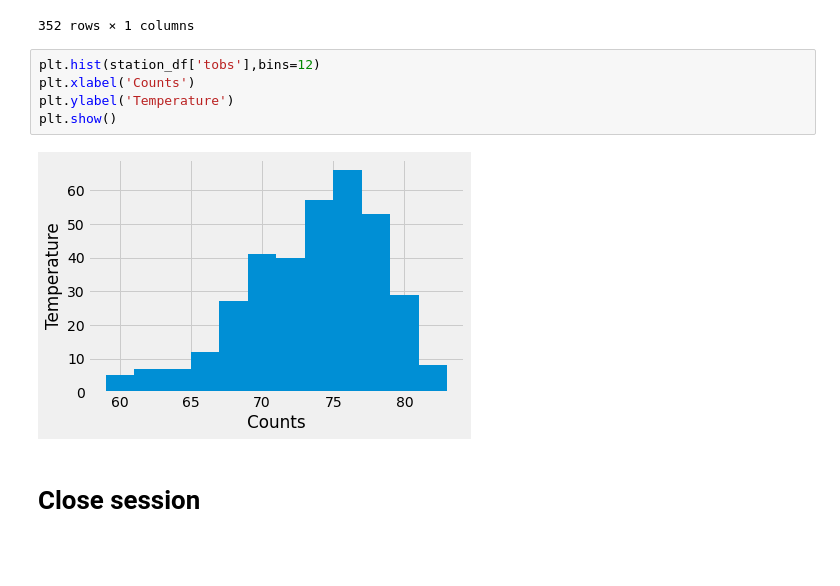
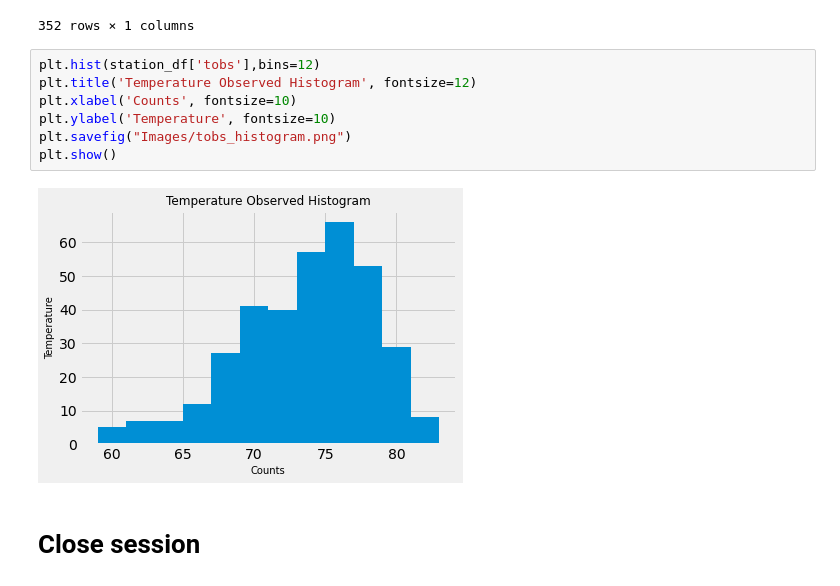
Before and after one commit to Sjenn257/sqlalchemy-challenge, a Jupyter notebook: climate_starter.ipynb, the cells around one changed output. Saved outputs shown, nothing was run; the diff lists cells and outputs as text; blank space fills up the shorter version.

```diff
--- a/climate_starter.ipynb
+++ b/climate_starter.ipynb
@@ -294,11 +285,13 @@ station_df
 352 rows × 1 columns
 # %%
 plt.hist(station_df['tobs'],bins=12)
-plt.xlabel('Counts')
-plt.ylabel('Temperature')
+plt.title('Temperature Observed Histogram', fontsize=12)
+plt.xlabel('Counts', fontsize=10)
+plt.ylabel('Temperature', fontsize=10)
+plt.savefig("Images/tobs_histogram.png")
 plt.show()
 # %% [output]
-[figure, old version]
+[figure, new version]
 # %% [markdown]
 # Close session
 # %%
```
Also changed, not shown: parts of 7 cells of this notebook, 3 other files.
